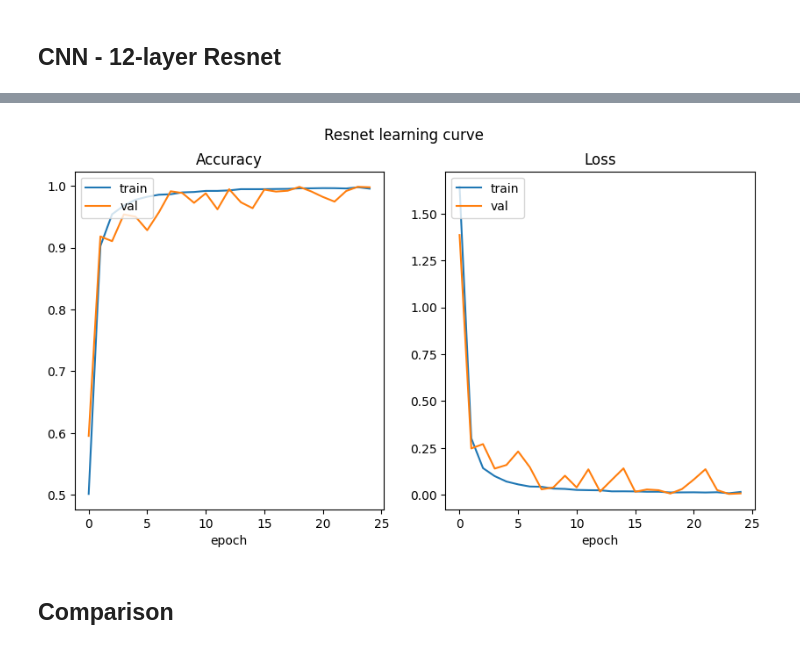
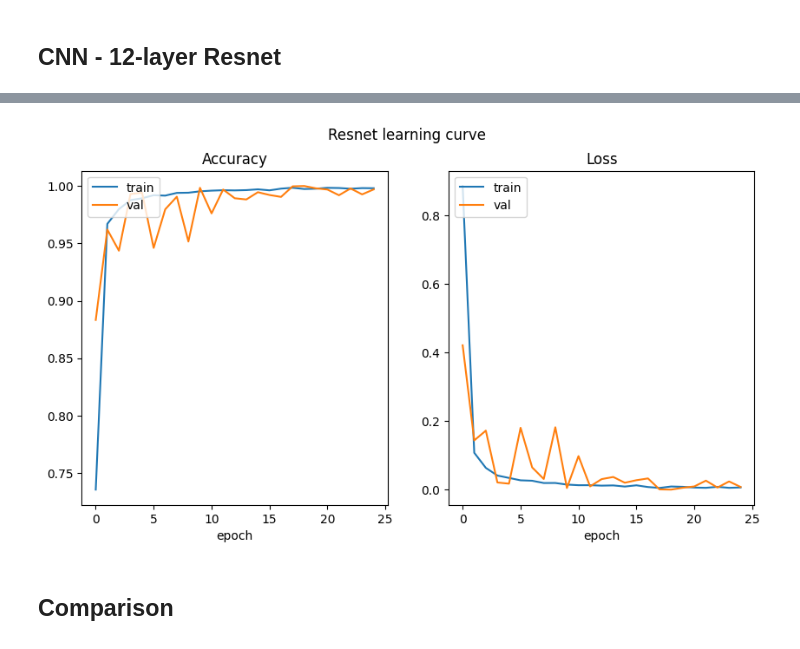
Before and after one commit to zivm20/Sign-language-classification, a Jupyter notebook: main.ipynb, the cells around one changed output, grey strips where cells are left out. Cells and saved outputs as stored; diff of their text form; code cells hidden in the pictures.

```diff
--- a/main.ipynb
+++ b/main.ipynb
@@ -238,6 +266,0 @@ nn_model_t.compile(
-# %%
-history = nn_model_t.fit(
-  train_ds_t,
-  validation_data=val_ds_t,
-  epochs=75
-)
@@ -276,9 +362,8 @@ plot_curves(history, title="Neural network with transformations",save_fig=True)
 # %%
 from dataTransformer import *
 
-cnn_model = tf.keras.Sequential([
-
-  tf.keras.layers.Conv2D(32, 7,padding='same',strides=1),#56x56
+resnet_model = tf.keras.Sequential([
+  tf.keras.layers.Conv2D(32, 7,padding='same',strides=2),#56x56
   ResnetBlock(5,filt=64,filt_in=32,num=2,stride=2),#28x28
   ResnetBlock(5,filt=64,num=2),
 
@@ -292,12 +377,12 @@ cnn_model = tf.keras.Sequential([
   tf.keras.layers.Flatten(),
   tf.keras.layers.Dense(num_classes)
 ])
-cnn_model.compile(
+resnet_model.compile(
   optimizer='adam',
   loss=tf.keras.losses.SparseCategoricalCrossentropy(from_logits=True),
   metrics=['accuracy'])
-cnn_model.build([None,*INPUT_SHAPE])
-cnn_model.summary()
+resnet_model.build([None,*INPUT_SHAPE])
+resnet_model.summary()
 # %% [output]
 Model: "sequential_3"
 _________________________________________________________________
@@ -321,6 +403,0 @@ this model has only 3.4M params but preforms much better
-# %%
-history = cnn_model.fit(
-  train_ds_t,
-  callbacks=[],
-  validation_data=val_ds_t,
-  epochs=25)
@@ -344,0 +404,17 @@ Epoch 25/25
+# %%
+model_backup_callback = tf.keras.callbacks.BackupAndRestore(
+    backup_dir=BACKUP_FILEPATH+"/resnet_model")
+
+trained = False
+
+if OVERWRITE_MODEL or not os.path.exists(MODEL_DIR+"/resnet_model.keras"):
+
+  history = resnet_model.fit(
+    train_ds,
+    validation_data=val_ds,
+    epochs=25,
+    callbacks=[model_backup_callback]
+  )
+  trained = True
+else:
+  resnet_model.load_weights(MODEL_DIR+"/resnet_model.keras")
@@ -352,7 +446,7 @@ Model saved to resnet_model.keras
 # %%
-plot_curves(history,title="Resnet learning curve",save_fig=True)
+plot_curves(history,title="Resnet learning curve",save_fig=trained)
 # %% [output]
-[figure, old version]
+[figure, new version]
 # %% [markdown]
 ## Comparison
 # %%
```
Also changed, not shown: parts of 45 cells of this notebook, 26 other files.
